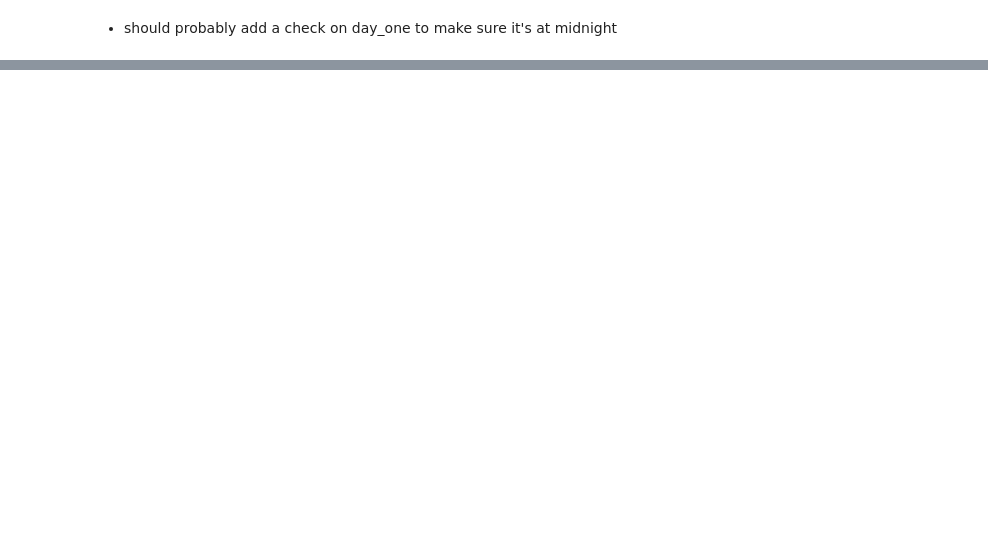
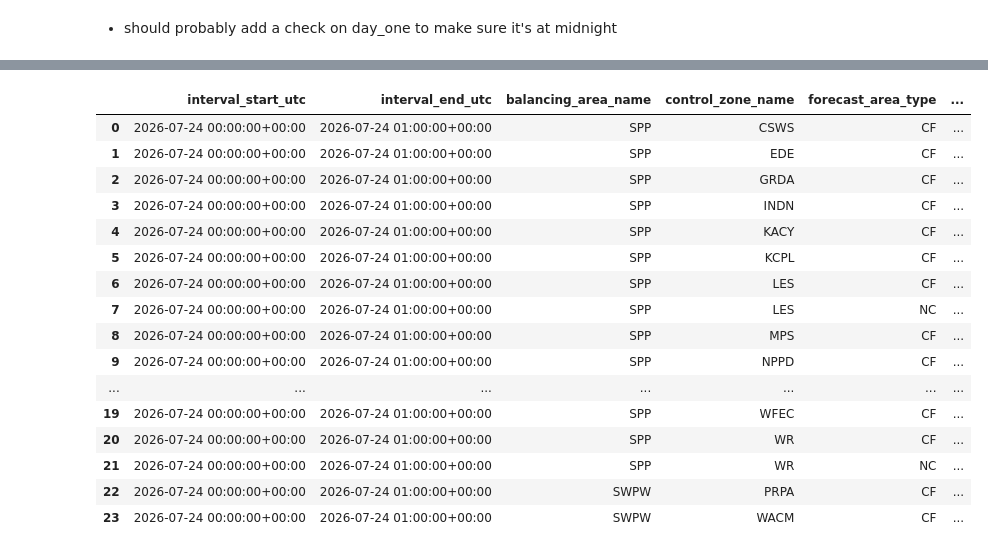
Before and after one commit to maxwellgriffith345/LoadForecast, a Jupyter notebook: notebooks/Prod.ipynb, the cells around one changed output, grey strips where cells are left out. Cells and saved outputs as stored; diff of their text form; code cells hidden in the pictures; blank space fills up the shorter version.

```diff
--- a/notebooks/Prod.ipynb
+++ b/notebooks/Prod.ipynb
@@ -291,0 +305,2 @@ test_date_ranges
+# %%
+load_client = get_load_client()
@@ -291,0 +319,3 @@ test_date_ranges
+# %%
+start_date = date_ranges["lw_start"]
+end_date = datetime(2026, 7,26,0,0)
@@ -291,0 +334,17 @@ test_date_ranges
+# %%
+def fetch_load_nofilter(client, start: datetime, end: datetime) -> pd.DataFrame:
+    df = client.get_dataset(
+        "spp_load_hourly",
+        start = start.isoformat(),
+        end = end.isoformat(),
+        columns = ["interval_start_utc", "balancing_area_name", "control_zone_name", "forecast_area_type", "load"],
+        limit =24
+    )
+
+    return df
+# %%
+load_data = fetch_load_nofilter(
+    load_client,
+    start = start_date,
+    end = end_date,
+)
@@ -291,0 +358,20 @@ test_date_ranges
+# %%
+load_data
+# %% [output]
+|  | interval_start_utc | interval_end_utc | balancing_area_name | control_zone_name | forecast_area_type | ... |
+| 0 | 2026-07-24 00:00:00+00:00 | 2026-07-24 01:00:00+00:00 | SPP | CSWS | CF | ... |
+| 1 | 2026-07-24 00:00:00+00:00 | 2026-07-24 01:00:00+00:00 | SPP | EDE | CF | ... |
+| 2 | 2026-07-24 00:00:00+00:00 | 2026-07-24 01:00:00+00:00 | SPP | GRDA | CF | ... |
+| 3 | 2026-07-24 00:00:00+00:00 | 2026-07-24 01:00:00+00:00 | SPP | INDN | CF | ... |
+| 4 | 2026-07-24 00:00:00+00:00 | 2026-07-24 01:00:00+00:00 | SPP | KACY | CF | ... |
+| 5 | 2026-07-24 00:00:00+00:00 | 2026-07-24 01:00:00+00:00 | SPP | KCPL | CF | ... |
+| 6 | 2026-07-24 00:00:00+00:00 | 2026-07-24 01:00:00+00:00 | SPP | LES | CF | ... |
+| 7 | 2026-07-24 00:00:00+00:00 | 2026-07-24 01:00:00+00:00 | SPP | LES | NC | ... |
+| 8 | 2026-07-24 00:00:00+00:00 | 2026-07-24 01:00:00+00:00 | SPP | MPS | CF | ... |
+| 9 | 2026-07-24 00:00:00+00:00 | 2026-07-24 01:00:00+00:00 | SPP | NPPD | CF | ... |
+| ... | ... | ... | ... | ... | ... | ... |
+| 19 | 2026-07-24 00:00:00+00:00 | 2026-07-24 01:00:00+00:00 | SPP | WFEC | CF | ... |
+| 20 | 2026-07-24 00:00:00+00:00 | 2026-07-24 01:00:00+00:00 | SPP | WR | CF | ... |
+| 21 | 2026-07-24 00:00:00+00:00 | 2026-07-24 01:00:00+00:00 | SPP | WR | NC | ... |
+| 22 | 2026-07-24 00:00:00+00:00 | 2026-07-24 01:00:00+00:00 | SWPW | PRPA | CF | ... |
+| 23 | 2026-07-24 00:00:00+00:00 | 2026-07-24 01:00:00+00:00 | SWPW | WACM | CF | ... |
```
Also changed, not shown: parts of 31 cells of this notebook, 1 other file.
